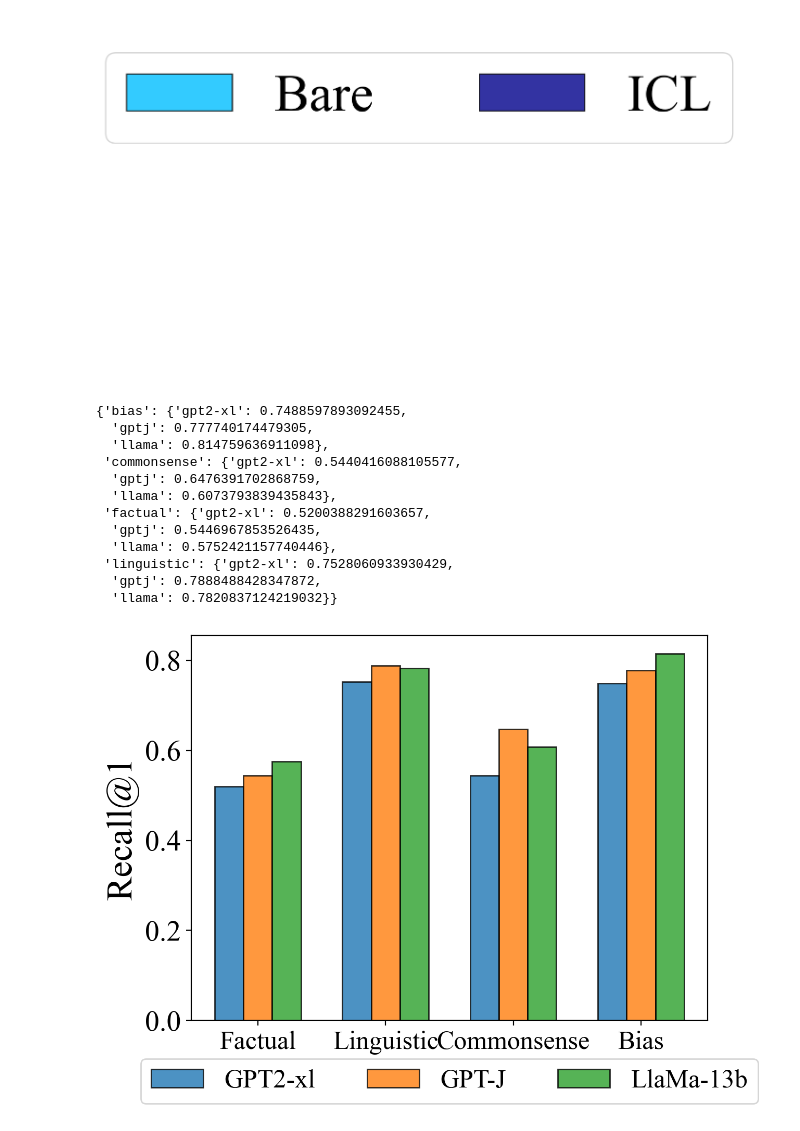
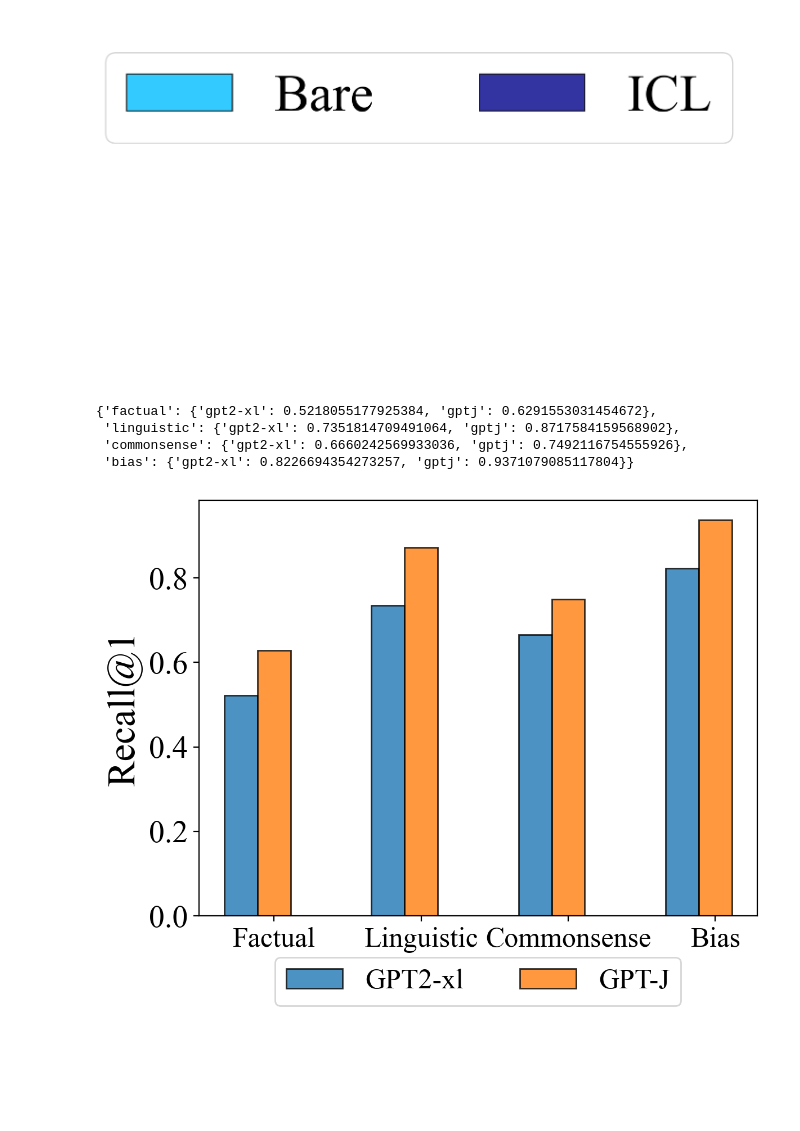
Before and after one commit to evandez/relations, a Jupyter notebook: notebooks/figures/faithfulness.ipynb, the cells around one changed output. Cells and saved outputs as stored; diff of their text form; code cells hidden in the pictures; blank space fills up the shorter version.

Commit message:
[WIP] updating figures

```diff
--- a/notebooks/figures/faithfulness.ipynb
+++ b/notebooks/figures/faithfulness.ipynb
@@ -28,6 +25,9 @@ os.makedirs(fig_dir, exist_ok=True)
 with open(results_file, "r") as f:
     results_raw = json.load(f)
 # %%
+def remove_none(arr):
+    return [x for x in arr if x is not None]
+
 def format_results(results_raw):
     results_formatted = {}
     for relation_results in results_raw:
@@ -44,8 +44,15 @@ def format_results(results_raw):
                     result["recall"][approach][method_key].append(trial_result[approach][method_key]["recall"])
 
         for approach in prompting_approaches:
+            # print(f"{approach}")
             for method_key in result["recall"][approach]:
-                result["recall"][approach][method_key] = np.array(result["recall"][approach][method_key]).mean(axis = 0)
+                # print(f" ====> {method_key} | {len(result['recall'][approach][method_key])}")
+                try:
+                    current_results = remove_none(result["recall"][approach][method_key])
+                    result["recall"][approach][method_key] = np.array(current_results).mean(axis = 0)
+                except:
+                    print(result["recall"][approach][method_key])
+                    raise Exception("ValueError")
 
         results_formatted[relation_results["relation_name"]] = result
 
@@ -152,8 +121,8 @@ def plot_categorywise(canvas, result, title, set_yticks = True):
         "logit_lens": "Logit Lens",
         "corner": "Translation",
         "learned_linear": "Linear Regression",
-        "lre_emb": "LRE (emb)",
-        "lre": "LRE",
+        "lre_emb": "R(e)",
+        "lre": "R(s)",
         "corner_lre": "corner + LRE",
     }
     idx = 0
@@ -214,7 +183,11 @@ plt.savefig(f"{fig_dir}/legend_faithfulness_lre.pdf", format="pdf", bbox_inches=
 # %% [output]
 [figure]
 # %%
-MODELS = ["gpt2-xl", "gptj", "llama"]
+MODELS = [
+    "gpt2-xl",
+    "gptj",
+    # "llama"
+]
 categorywise_results = {}
 
 for model_name in MODELS:
@@ -234,18 +207,10 @@ for model_name in MODELS:
 
 categorywise_results
 # %% [output]
-{'bias': {'gpt2-xl': 0.7488597893092455,
-  'gptj': 0.777740174479305,
-  'llama': 0.814759636911098},
- 'commonsense': {'gpt2-xl': 0.5440416088105577,
-  'gptj': 0.6476391702868759,
-  'llama': 0.6073793839435843},
- 'factual': {'gpt2-xl': 0.5200388291603657,
-  'gptj': 0.5446967853526435,
-  'llama': 0.5752421157740446},
- 'linguistic': {'gpt2-xl': 0.7528060933930429,
-  'gptj': 0.7888488428347872,
-  'llama': 0.7820837124219032}}
+{'factual': {'gpt2-xl': 0.5218055177925384, 'gptj': 0.6291553031454672},
+ 'linguistic': {'gpt2-xl': 0.7351814709491064, 'gptj': 0.8717584159568902},
+ 'commonsense': {'gpt2-xl': 0.6660242569933036, 'gptj': 0.7492116754555926},
+ 'bias': {'gpt2-xl': 0.8226694354273257, 'gptj': 0.9371079085117804}}
 # %%
 #####################################################################################
 plt.rcParams["figure.dpi"] = 200
@@ -267,37 +232,39 @@ plt.rc("figure", titlesize=BIGGER_SIZE)  # fontsize of the figure title
 
 
 n_subplots = len(categorywise_results)
 ncols=n_subplots
 nrows=int(np.ceil(n_subplots / ncols))
 
 category_order = ["factual", "linguistic", "commonsense", "bias"]
-models = {"gpt2-xl": "GPT2-xl", "gptj": "GPT-J",
-          "llama": "LlaMa-13b"
-          }
+models = {
+    "gpt2-xl": "GPT2-xl",
+    "gptj": "GPT-J",
+    # "llama": "LlaMa-13b"
+}
 
 idx = 0
 bar_width = 0.225
 for model in models:
     recalls = []
     for category in category_order:
         recalls.append(categorywise_results[category][model])
 
     plt.bar(
         np.arange(len(recalls)) + idx * bar_width, recalls,
         width = bar_width,
         label = models[model],
         edgecolor = "black",
         alpha = 0.8
     )
     idx += 1
 
 plt.xticks(np.arange(len(recalls)) + bar_width, [cat.capitalize() for cat in category_order])
 plt.ylabel("Recall@1")
 plt.legend(ncol = 3, bbox_to_anchor=(0.5, -.25), loc='lower center')
 plt.savefig(f"{fig_dir}/faithfulness_lre_models.pdf", bbox_inches="tight")
 plt.show()
 # %% [output]
-[figure, old version]
+[figure, new version]
 # %%
 #####################################################################################
 plt.rcParams["figure.dpi"] = 200
```
Also changed, not shown: parts of 5 cells of this notebook, 18 other files.
